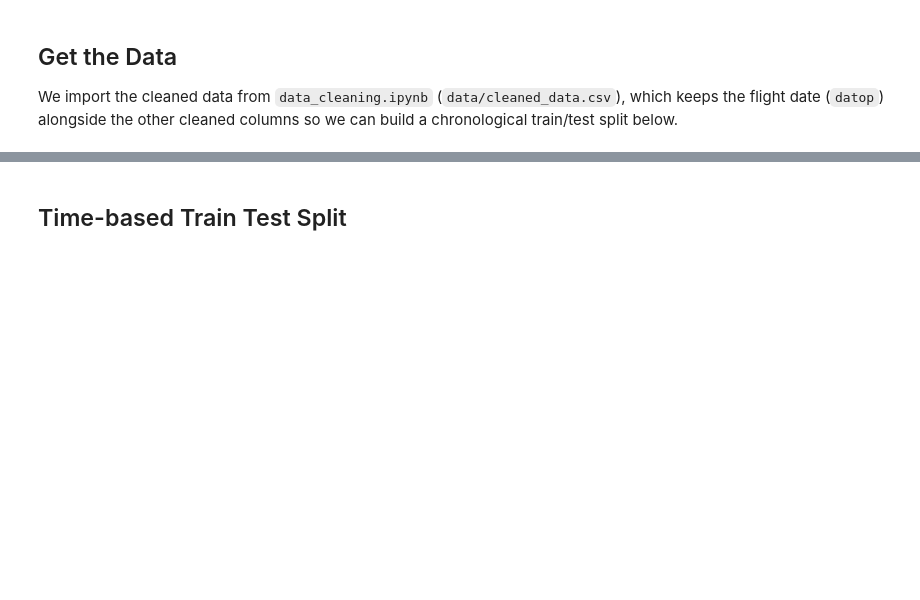
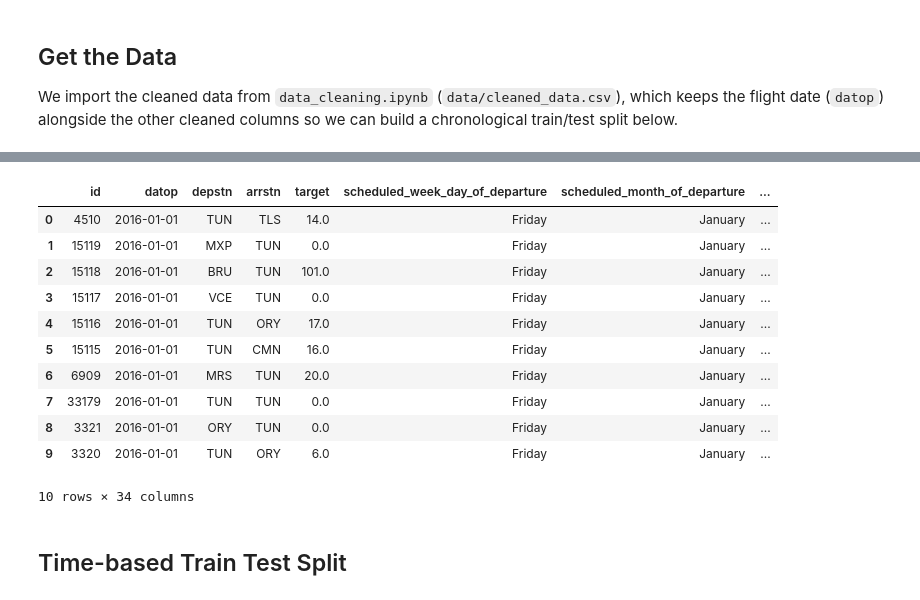
Before and after one commit to Lucaisok/ml_project_flight_delay_prediction, a Jupyter notebook: 04_flight_delay_modeling.ipynb, the cells around one changed output, grey strips where cells are left out. Drawn from its saved outputs; the diff is of its cells as text; code cells hidden in the pictures; blank space fills up the shorter version.

```diff
--- a/04_flight_delay_modeling.ipynb
+++ b/04_flight_delay_modeling.ipynb
@@ -30,0 +32,8 @@ data.head()
+# %%
+# route col creation
+
+data['route'] = data['depstn'] + '_' + data['arrstn']
+
+print(data['depstn'].nunique(), data['arrstn'].nunique())
+print(data['route'].nunique())  # see how many unique routes exist
+data['route'].value_counts().head(10)  # most common routes
@@ -30,0 +100,43 @@ data.head()
+# %%
+# flight_duration col creation
+data['flight_duration'] = (pd.to_datetime(data['sta']) - pd.to_datetime(data['std'])).dt.total_seconds() / 60
+data = data.drop(columns=["sta", "std"])
+# %%
+# create crosses_year, is_weekend, is_night, is_holiday columns
+import holidays
+
+# --- crosses_year ---
+data['crosses_year'] = (
+    data['scheduled_year_of_departure'] != data['scheduled_year_of_arrival']
+).astype(int)
+
+# --- is_weekend ---
+data['is_weekend'] = data['scheduled_week_day_of_departure'].isin(['Saturday', 'Sunday']).astype(int)
+
+# --- is_night (example window: 22:00–05:59) ---
+data['is_night'] = data['scheduled_hour_of_departure'].apply(
+    lambda h: 1 if (h >= 22 or h < 6) else 0
+)
+
+# --- is_holiday ---
+# Adjust country code(s) based on your actual departure airports (e.g. Tunisia for TU flights)
+tn_holidays = holidays.Tunisia(years=range(data['scheduled_year_of_departure'].min(),
+                                             data['scheduled_year_of_departure'].max() + 1))
+
+data['is_holiday'] = data['datop'].dt.date.isin(tn_holidays).astype(int)
+# print(len(tn_holidays))  # should be a small number (roughly 10-20 per year), not ~104 (every weekend)
+# print(list(tn_holidays.items())[:10])  # peek at a few actual entries
+data.head(10)
+# %% [output]
+|  | id | datop | depstn | arrstn | target | scheduled_week_day_of_departure | scheduled_month_of_departure | ... |
+| 0 | 4510 | 2016-01-01 | TUN | TLS | 14.0 | Friday | January | ... |
+| 1 | 15119 | 2016-01-01 | MXP | TUN | 0.0 | Friday | January | ... |
+| 2 | 15118 | 2016-01-01 | BRU | TUN | 101.0 | Friday | January | ... |
+| 3 | 15117 | 2016-01-01 | VCE | TUN | 0.0 | Friday | January | ... |
+| 4 | 15116 | 2016-01-01 | TUN | ORY | 17.0 | Friday | January | ... |
+| 5 | 15115 | 2016-01-01 | TUN | CMN | 16.0 | Friday | January | ... |
+| 6 | 6909 | 2016-01-01 | MRS | TUN | 20.0 | Friday | January | ... |
+| 7 | 33179 | 2016-01-01 | TUN | TUN | 0.0 | Friday | January | ... |
+| 8 | 3321 | 2016-01-01 | ORY | TUN | 0.0 | Friday | January | ... |
+| 9 | 3320 | 2016-01-01 | TUN | ORY | 6.0 | Friday | January | ... |
+10 rows × 34 columns
```
Also changed, not shown: parts of 11 cells of this notebook, 2 other files.
